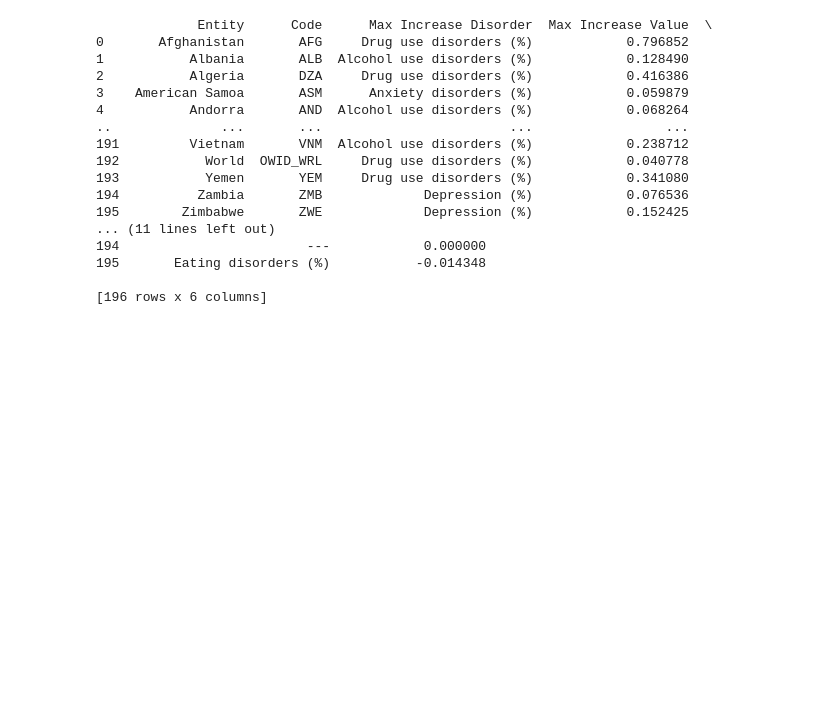
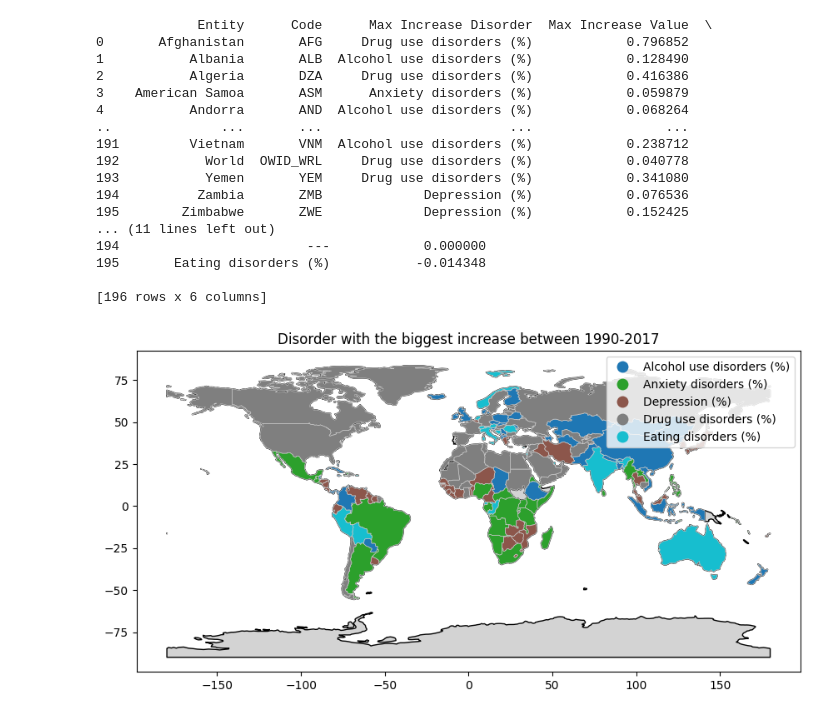
Before and after one commit to supernauth/mental_health_disorder, a Jupyter notebook: mental_health_disorder.ipynb, the cells around one changed output. Drawn from its saved outputs; the diff is of its cells as text; code cells hidden in the pictures; blank space fills up the shorter version.

Commit message:
Added two new plots (greatest in- and decrease during measuring)

```diff
--- a/mental_health_disorder.ipynb
+++ b/mental_health_disorder.ipynb
@@ -474,3 +465,16 @@ print(df_max_changes)
 195       Eating disorders (%)           -0.014348
 
 [196 rows x 6 columns]
+# %%
+world = gpd.read_file('dataset/natural_earth/ne_110m_admin_0_countries.shp')
+merged = world.merge(df_max_changes, how='left', left_on='BRK_A3', right_on='Code')
+
+fig, ax = plt.subplots(figsize=(15, 5))
+world.plot(ax=ax, color='lightgrey', edgecolor='black')
+
+merged.plot(column='Max Increase Disorder', linewidth=0.5, ax=ax, edgecolor='0.8', legend=True)
+
+plt.title('Disorder with the biggest increase between 1990-2017')
+plt.show()
+# %% [output]
+[figure, added]
```
Also changed, not shown: parts of 2 cells of this notebook.
